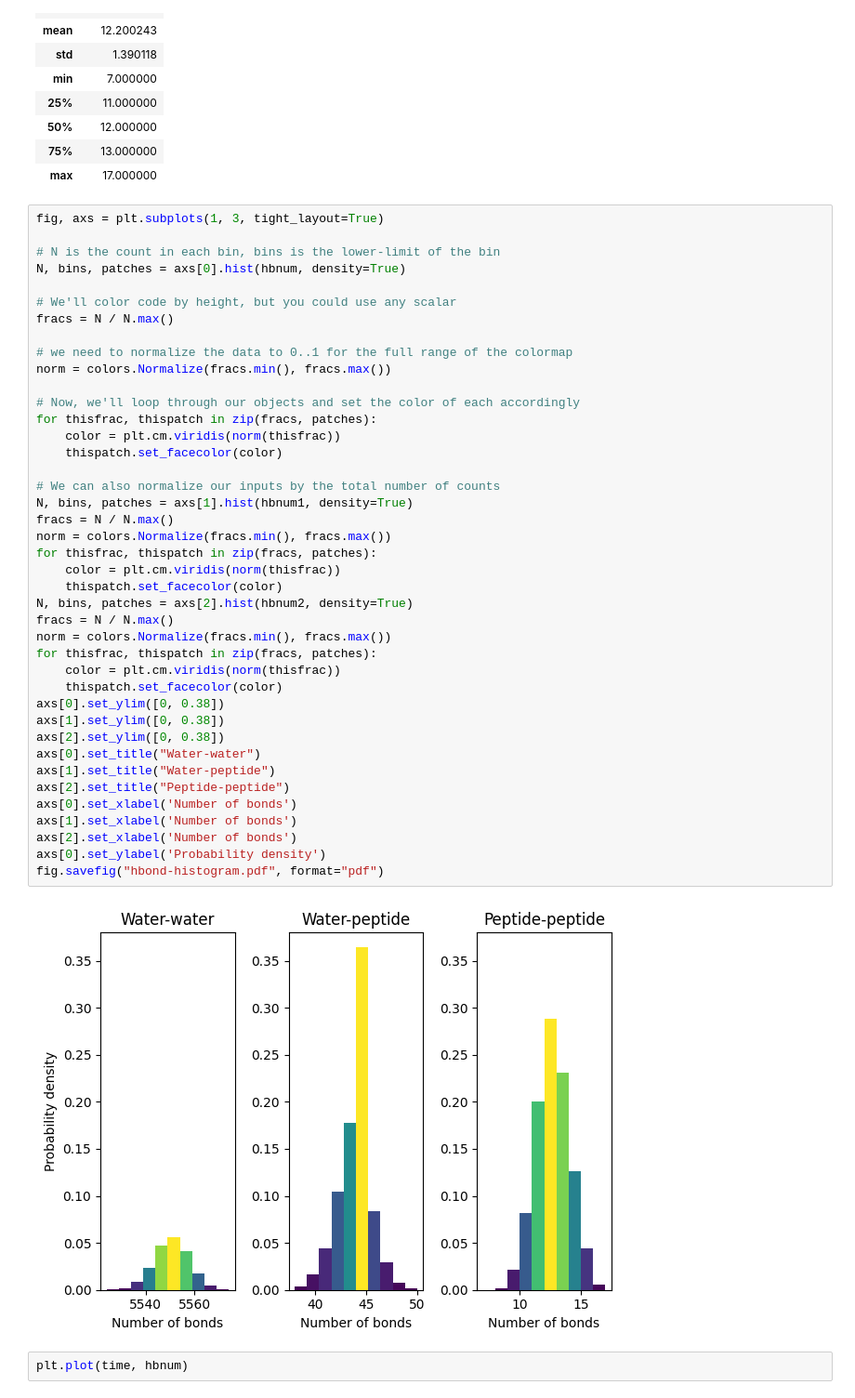
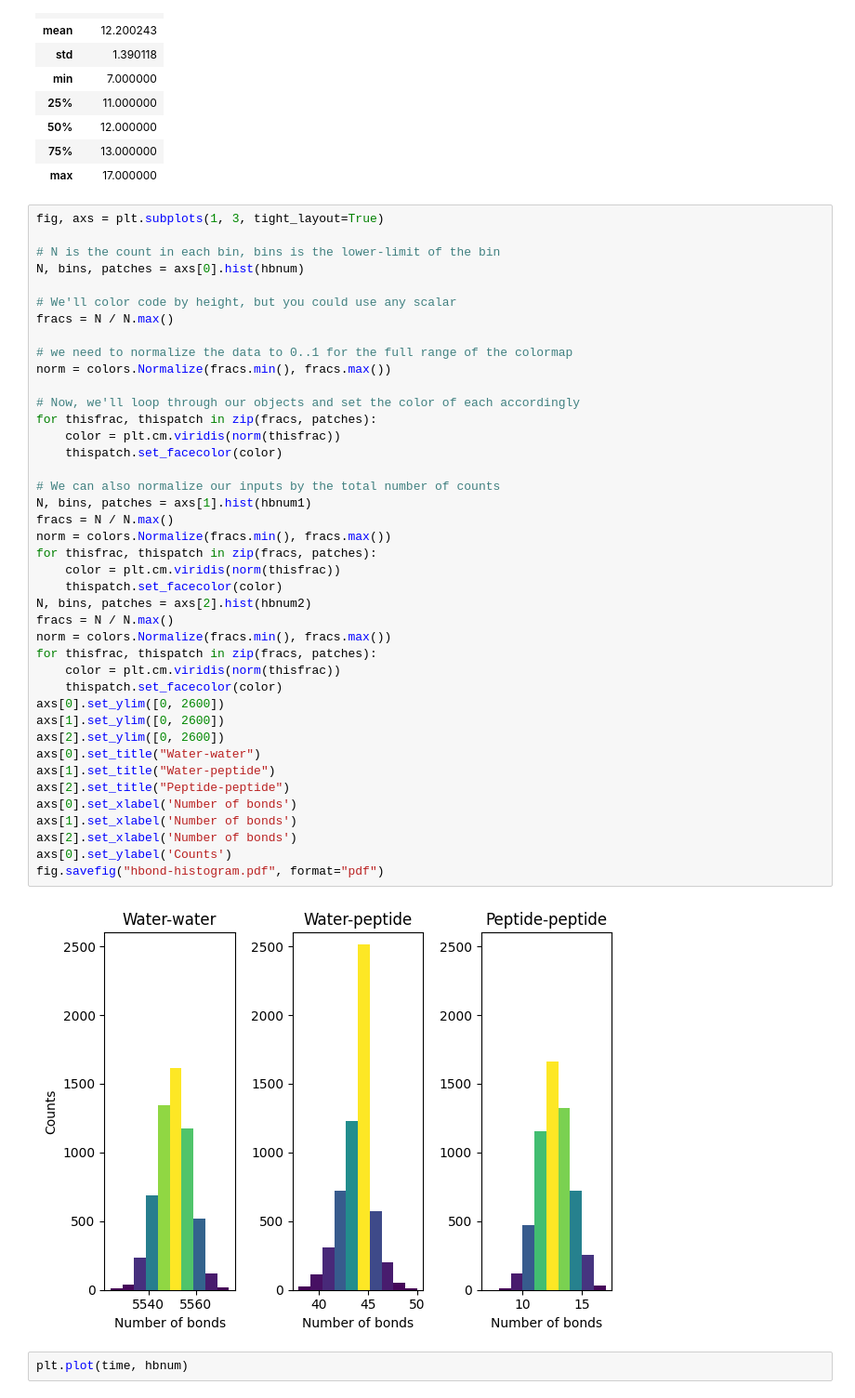
Before and after one commit to YimingHuang1999/PROJECT, a Jupyter notebook: HBOND/GAD1-NVT/T180K/HBOND-NUMBER.ipynb, the cells around one changed output. Shown at 93% size. Cells and saved outputs as stored; diff of their text form.

Commit message:
New graph for hydrogen bonds

```diff
--- a/HBOND/GAD1-NVT/T180K/HBOND-NUMBER.ipynb
+++ b/HBOND/GAD1-NVT/T180K/HBOND-NUMBER.ipynb
@@ -85,45 +85,45 @@ hbnum2_pd.describe()
 fig, axs = plt.subplots(1, 3, tight_layout=True)
 
 # N is the count in each bin, bins is the lower-limit of the bin
-N, bins, patches = axs[0].hist(hbnum, density=True)
+N, bins, patches = axs[0].hist(hbnum)
 
 # We'll color code by height, but you could use any scalar
 fracs = N / N.max()
 
 # we need to normalize the data to 0..1 for the full range of the colormap
 norm = colors.Normalize(fracs.min(), fracs.max())
 
 # Now, we'll loop through our objects and set the color of each accordingly
 for thisfrac, thispatch in zip(fracs, patches):
     color = plt.cm.viridis(norm(thisfrac))
     thispatch.set_facecolor(color)
 
 # We can also normalize our inputs by the total number of counts
-N, bins, patches = axs[1].hist(hbnum1, density=True)
+N, bins, patches = axs[1].hist(hbnum1)
 fracs = N / N.max()
 norm = colors.Normalize(fracs.min(), fracs.max())
 for thisfrac, thispatch in zip(fracs, patches):
     color = plt.cm.viridis(norm(thisfrac))
     thispatch.set_facecolor(color)
-N, bins, patches = axs[2].hist(hbnum2, density=True)
+N, bins, patches = axs[2].hist(hbnum2)
 fracs = N / N.max()
 norm = colors.Normalize(fracs.min(), fracs.max())
 for thisfrac, thispatch in zip(fracs, patches):
     color = plt.cm.viridis(norm(thisfrac))
     thispatch.set_facecolor(color)
-axs[0].set_ylim([0, 0.38])
-axs[1].set_ylim([0, 0.38])
-axs[2].set_ylim([0, 0.38])
+axs[0].set_ylim([0, 2600])
+axs[1].set_ylim([0, 2600])
+axs[2].set_ylim([0, 2600])
 axs[0].set_title("Water-water")
 axs[1].set_title("Water-peptide")
 axs[2].set_title("Peptide-peptide")
 axs[0].set_xlabel('Number of bonds')
 axs[1].set_xlabel('Number of bonds')
 axs[2].set_xlabel('Number of bonds')
-axs[0].set_ylabel('Probability density')
+axs[0].set_ylabel('Counts')
 fig.savefig("hbond-histogram.pdf", format="pdf")
 # %% [output]
-[figure, old version]
+[figure, new version]
 # %%
 plt.plot(time, hbnum)
 # %% [output]
```
Also changed, not shown: 4 other files.
